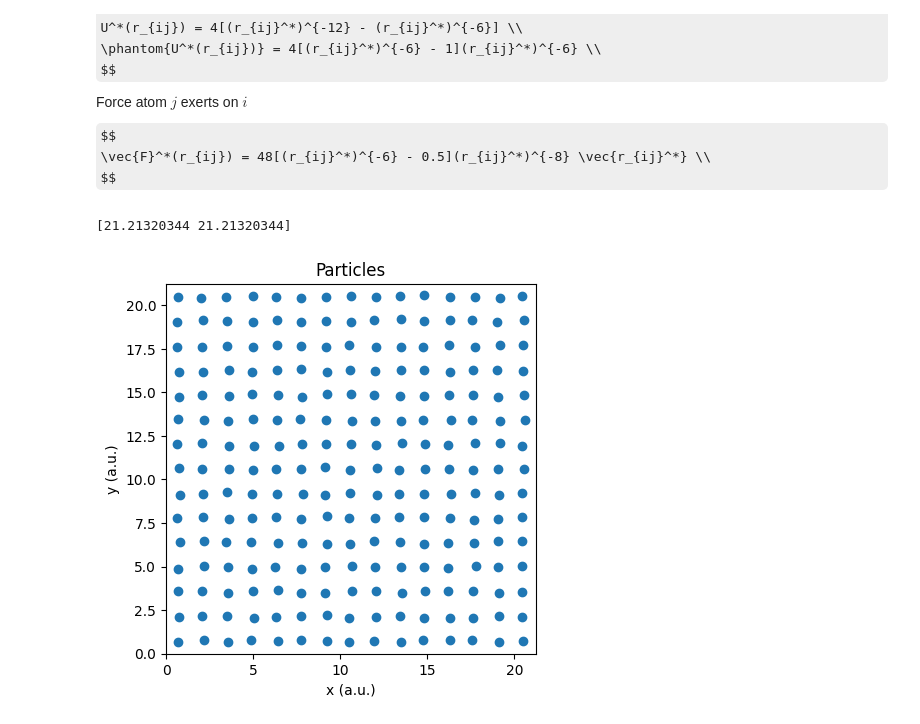
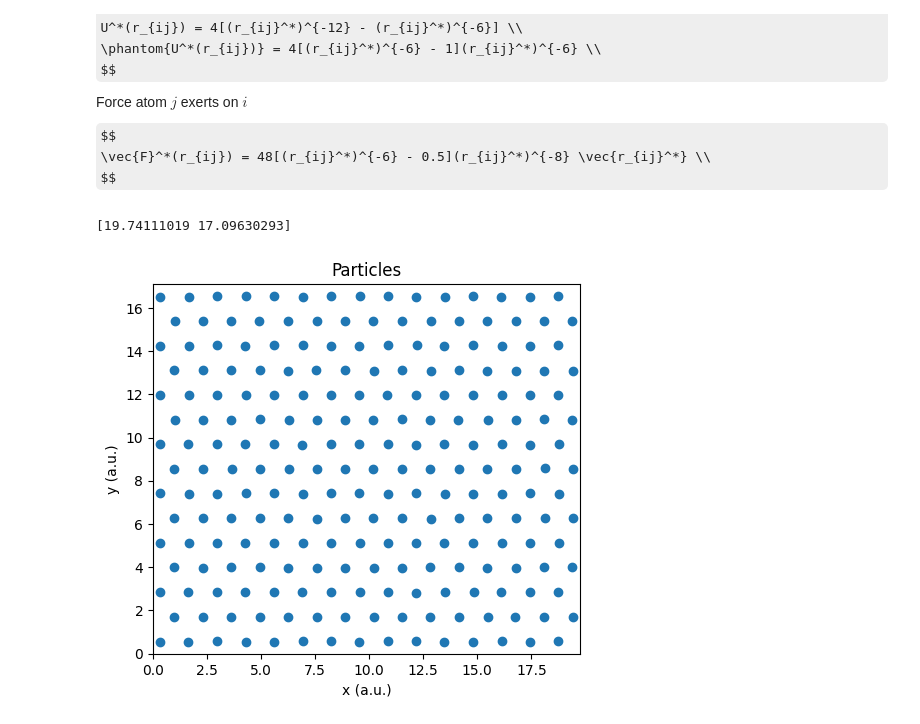
Before and after one commit to julius-clegg/Molecular-Dynamics-Simulation, a Jupyter notebook: PHYS2020 Project.ipynb, the cells around one changed output. Saved outputs shown, nothing was run; the diff lists cells and outputs as text; code cells hidden in the pictures; some formulas as TeX source.

Commit message:
Triangular lattice generation added but error now explodes

```diff
--- a/PHYS2020 Project.ipynb
+++ b/PHYS2020 Project.ipynb
@@ -26,42 +26,55 @@ rng = np.random.default_rng(seed=102)
 X_U_MIN = 2**(1/6)*1
 N_L = 15
 N = N_L*N_L
 DIM = 2
 
 DENSITY = 0.5
+RANDOM_DISPLACEMENT = 0.02
 
 def generate_square_lattice(den,n):
     step = (1 / DENSITY) ** .5
-    l = step * n
     # generate matrices of lattice coordinates
-    rmat = np.meshgrid(*[np.arange(0,l,step)+step/2 for i in range(DIM)])
+    rmat = np.array(np.meshgrid(*[np.arange(0,n) for i in range(DIM)]),dtype=float)
+    rmat += 1/2
+    rmat *= step
     # convert matrices of x and y positions to vectors of x and y positions, and return
-    l_wrap = l,l
+    l_wrap = n*step, n*step
     return l_wrap, np.vstack(list(map(np.concatenate,rmat)))
 
-
+def generate_triangular_lattice(den,n):
+    step = (np.sqrt(3)/2 / DENSITY) ** .5
+    # generate matrices of lattice coordinates
+    rmat = np.array(np.meshgrid(*[np.arange(0,n) for i in range(DIM)]),dtype=float)
+    rmat[0] += 1/4
+    rmat[1] += 1/2
+    rmat[0][1::2] += 1/2
+    rmat[0] *= step
+    rmat[1] *= step * np.sqrt(3)/2
+    # convert matrices of x and y positions to vectors of x and y positions, and return
+    l_wrap = n*step, n*step * np.sqrt(3)/2
+    return l_wrap, np.vstack(list(map(np.concatenate,rmat)))
 
 # generate lattice positions
-L,r = generate_square_lattice(DENSITY,N_L)
+L,r = generate_triangular_lattice(DENSITY,N_L)
 L = np.array(L)
 print(L)
 # add small random displacements
-r += np.random.uniform(-0.1,0.1,r.shape)
+r += np.random.uniform(-RANDOM_DISPLACEMENT,RANDOM_DISPLACEMENT,r.shape)
 
-V_SPREAD = 5
+V_SPREAD = 1
 v = rng.normal(0, V_SPREAD, (DIM,N))
 
 plt.title("Particles")
 plt.xlim(0, L[0])
 plt.ylim(0, L[1])
 plt.xlabel("x (a.u.)")
 plt.ylabel("y (a.u.)")
 plt.gca().set_aspect('equal')
 plt.scatter(*r)
 plt.show()
 # %% [output]
-[21.21320344 21.21320344]
+[19.74111019 17.09630293]
-[figure, old version]
+[figure, new version]
 # %%
 def magnitude2(x):
     return (x*x).sum(axis=0)
```
Also changed, not shown: parts of 6 cells of this notebook, 1 other file.
